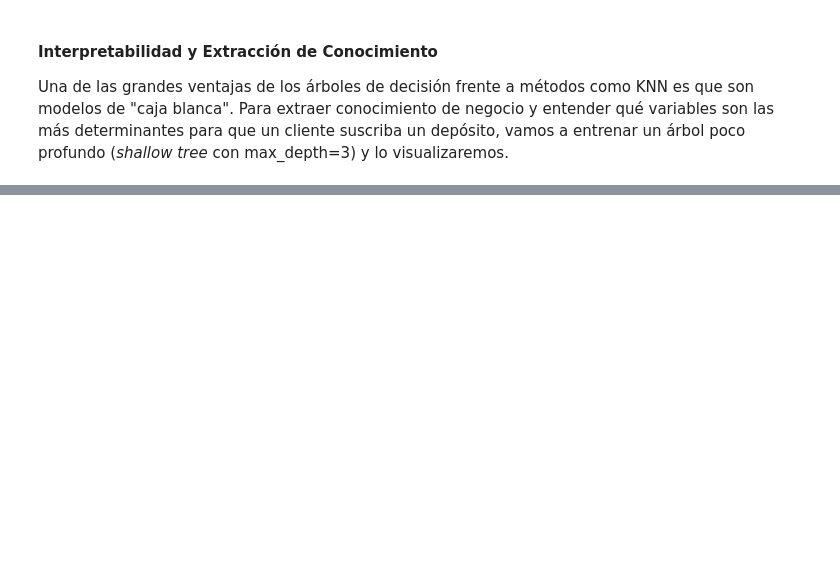
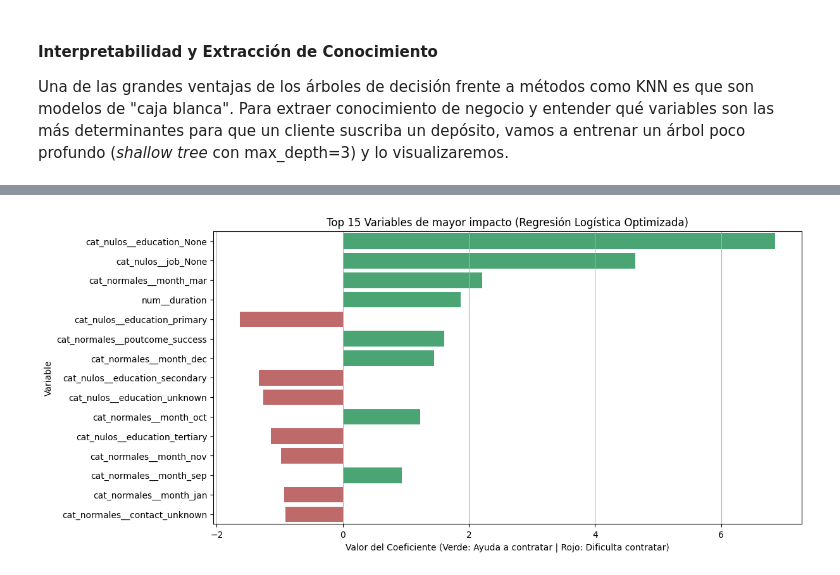
Before and after one commit to 100495957/AprendizajeAutomaticoPractica1, a Jupyter notebook: notebook_principal.ipynb, the cells around one changed output, grey strips where cells are left out. Drawn from its saved outputs; the diff is of its cells as text; code cells hidden in the pictures; blank space fills up the shorter version.

```diff
--- a/notebook_principal.ipynb
+++ b/notebook_principal.ipynb
@@ -285,0 +515,39 @@ plt.show()
+# %%
+#extraemos el mejor modelo de Regresión Logística para analizar la importancia de variables
+mejor_logreg_pipe = grid_logreg.best_estimator_
+modelo_logreg = mejor_logreg_pipe.named_steps['logreg']
+preprocesador_logreg = mejor_logreg_pipe.named_steps['preprocessor']
+
+# 2. Obtenemos los nombres de las variables transformadas y sus coeficientes
+nombres_variables = preprocesador_logreg.get_feature_names_out()
+coeficientes = modelo_logreg.coef_[0]
+
+#creamos un DataFrame para ordenar la información
+importancia_df = pd.DataFrame({
+    'Variable': nombres_variables,
+    'Coeficiente': coeficientes,
+    'Importancia_Absoluta': np.abs(coeficientes)
+})
+
+#ordenamos de mayor a menor impacto
+importancia_df = importancia_df.sort_values(by='Importancia_Absoluta', ascending=False)
+top_15_variables = importancia_df.head(15)
+
+# 4. Visualizamos
+plt.figure(figsize=(12, 6))
+#pintamos de verde si el coeficiente es positivo y rojo si es negativo
+sns.barplot(
+    data=top_15_variables,
+    x='Coeficiente',
+    y='Variable',
+    hue=top_15_variables['Coeficiente'] > 0,
+    palette={True: 'mediumseagreen', False: 'indianred'},
+    legend=False
+)
+plt.title("Top 15 Variables de mayor impacto (Regresión Logística Optimizada)")
+plt.xlabel("Valor del Coeficiente (Verde: Ayuda a contratar | Rojo: Dificulta contratar)")
+plt.ylabel("Variable")
+plt.grid(True, axis='x')
+plt.show()
+# %% [output]
+[figure, added]
```
Also changed, not shown: parts of 14 cells of this notebook.
